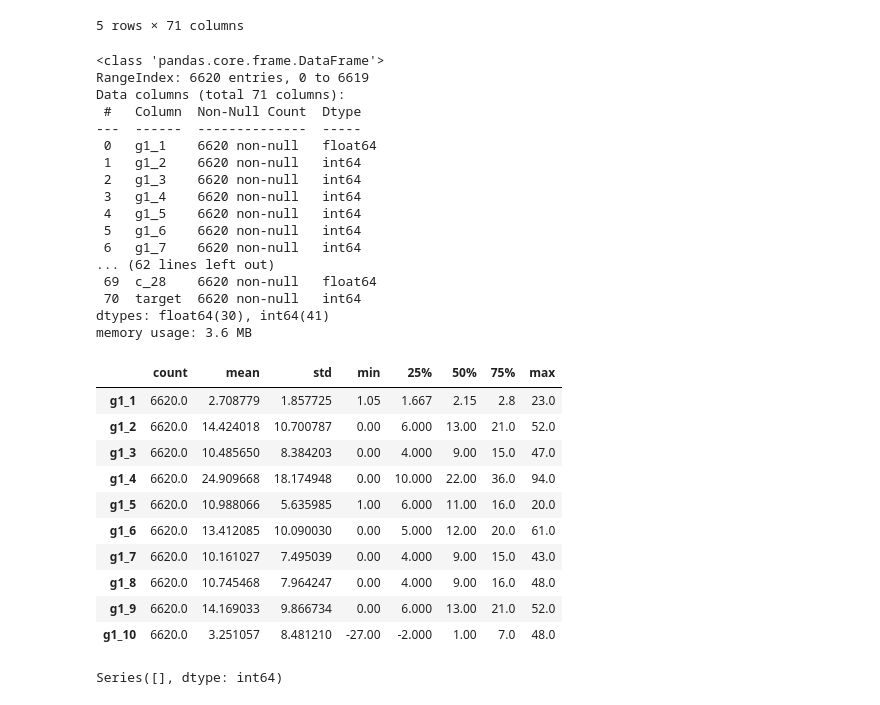
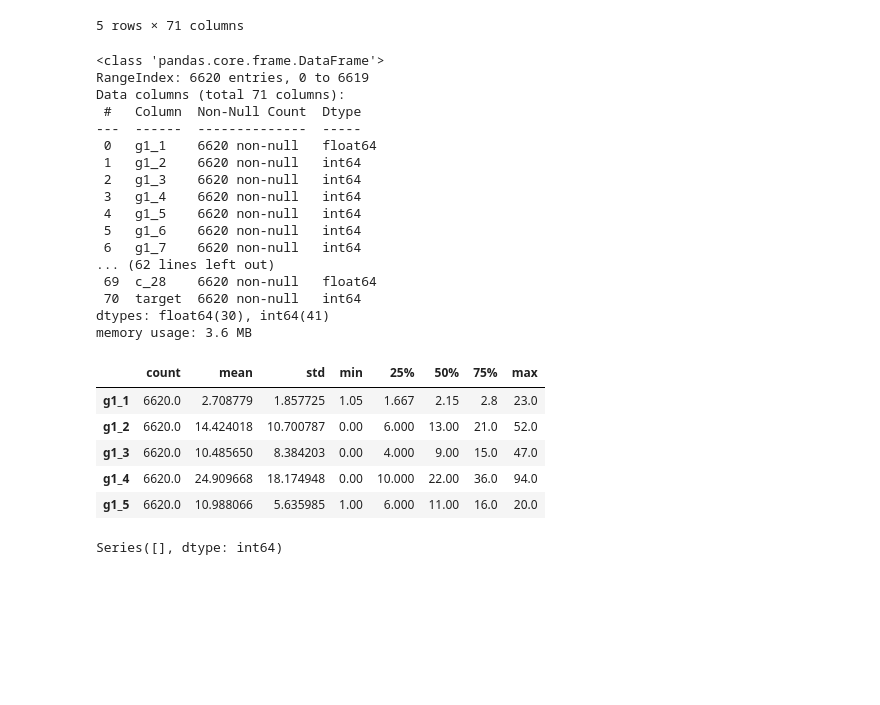
Before and after one commit to ShreekantSaurabh/ai_data_challenge, a Jupyter notebook: notebooks/EDA_and_Model_Training.ipynb, the cells around one changed output. Saved outputs shown, nothing was run; the diff lists cells and outputs as text; code cells hidden in the pictures; blank space fills up the shorter version.

```diff
--- a/notebooks/EDA_and_Model_Training.ipynb
+++ b/notebooks/EDA_and_Model_Training.ipynb
@@ -40,36 +40,31 @@ Data shape: (6620, 71)
 # %%
 # 2. Basic data summary
 df.info()
-df.describe().T.head(10)
+df.describe().T.head()
 # %% [output]
 <class 'pandas.core.frame.DataFrame'>
 RangeIndex: 6620 entries, 0 to 6619
 Data columns (total 71 columns):
  #   Column  Non-Null Count  Dtype
 ---  ------  --------------  -----
  0   g1_1    6620 non-null   float64
  1   g1_2    6620 non-null   int64
  2   g1_3    6620 non-null   int64
  3   g1_4    6620 non-null   int64
  4   g1_5    6620 non-null   int64
  5   g1_6    6620 non-null   int64
  6   g1_7    6620 non-null   int64
 ... (62 lines left out)
  69  c_28    6620 non-null   float64
  70  target  6620 non-null   int64
 dtypes: float64(30), int64(41)
 memory usage: 3.6 MB
 |  | count | mean | std | min | 25% | 50% | 75% | max |
 | g1_1 | 6620.0 | 2.708779 | 1.857725 | 1.05 | 1.667 | 2.15 | 2.8 | 23.0 |
 | g1_2 | 6620.0 | 14.424018 | 10.700787 | 0.00 | 6.000 | 13.00 | 21.0 | 52.0 |
 | g1_3 | 6620.0 | 10.485650 | 8.384203 | 0.00 | 4.000 | 9.00 | 15.0 | 47.0 |
 | g1_4 | 6620.0 | 24.909668 | 18.174948 | 0.00 | 10.000 | 22.00 | 36.0 | 94.0 |
 | g1_5 | 6620.0 | 10.988066 | 5.635985 | 1.00 | 6.000 | 11.00 | 16.0 | 20.0 |
-| g1_6 | 6620.0 | 13.412085 | 10.090030 | 0.00 | 5.000 | 12.00 | 20.0 | 61.0 |
-| g1_7 | 6620.0 | 10.161027 | 7.495039 | 0.00 | 4.000 | 9.00 | 15.0 | 43.0 |
-| g1_8 | 6620.0 | 10.745468 | 7.964247 | 0.00 | 4.000 | 9.00 | 16.0 | 48.0 |
-| g1_9 | 6620.0 | 14.169033 | 9.866734 | 0.00 | 6.000 | 13.00 | 21.0 | 52.0 |
-| g1_10 | 6620.0 | 3.251057 | 8.481210 | -27.00 | -2.000 | 1.00 | 7.0 | 48.0 |
 # %%
 # 2a. Missing value counts
 
```
Also changed, not shown: parts of 2 cells of this notebook.
